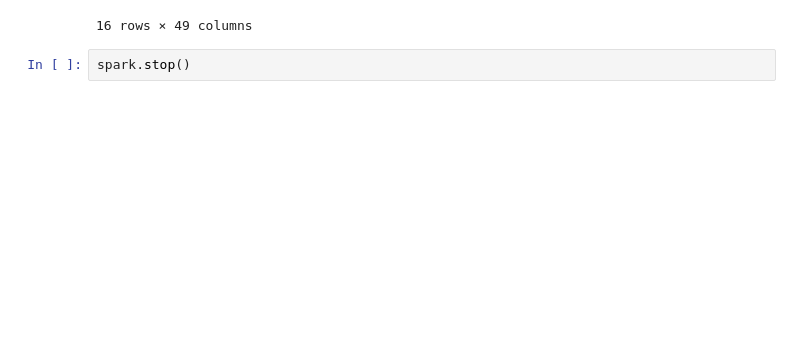
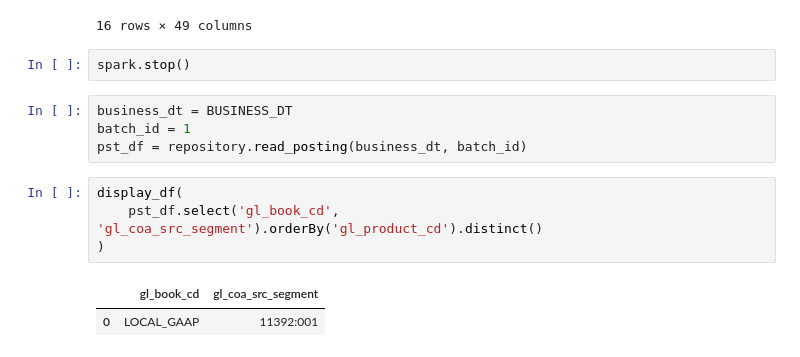
Before and after one commit to northforge-studio/northforge-finance, a Jupyter notebook: main.ipynb, the cells around one changed output. Saved outputs shown, nothing was run; the diff lists cells and outputs as text; blank space fills up the shorter version.

```diff
--- a/main.ipynb
+++ b/main.ipynb
@@ -230,3 +212,14 @@ display_df(int_df)
 16 rows × 49 columns
 # %%
 spark.stop()
+# %%
+business_dt = BUSINESS_DT
+batch_id = 1
+pst_df = repository.read_posting(business_dt, batch_id)
+# %%
+display_df(
+    pst_df.select('gl_book_cd', 'gl_coa_src_segment').orderBy('gl_product_cd').distinct()
+)
+# %% [output]
+|  | gl_book_cd | gl_coa_src_segment |
+| 0 | LOCAL_GAAP | 11392:001 |
```
Also changed, not shown: parts of 1 cell of this notebook, 2 other files.
